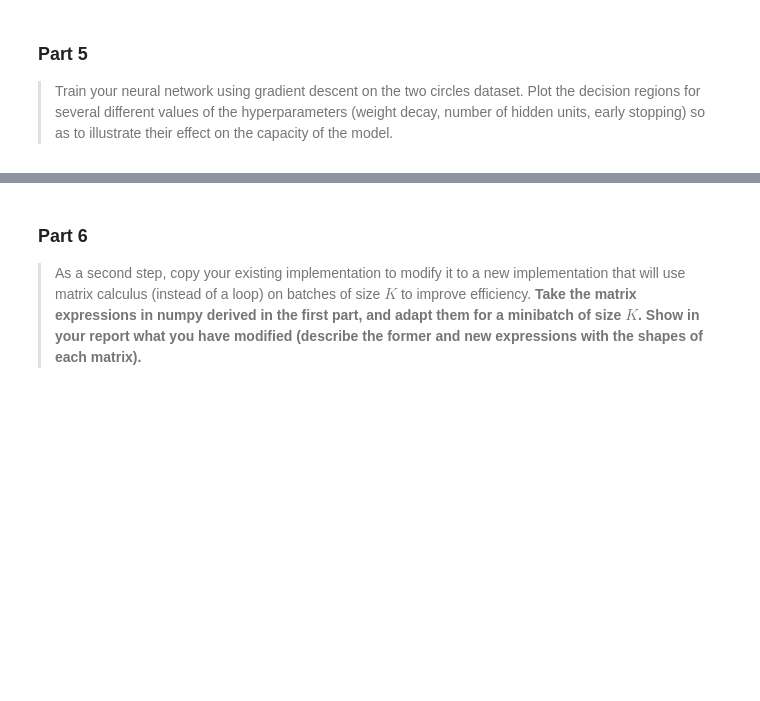
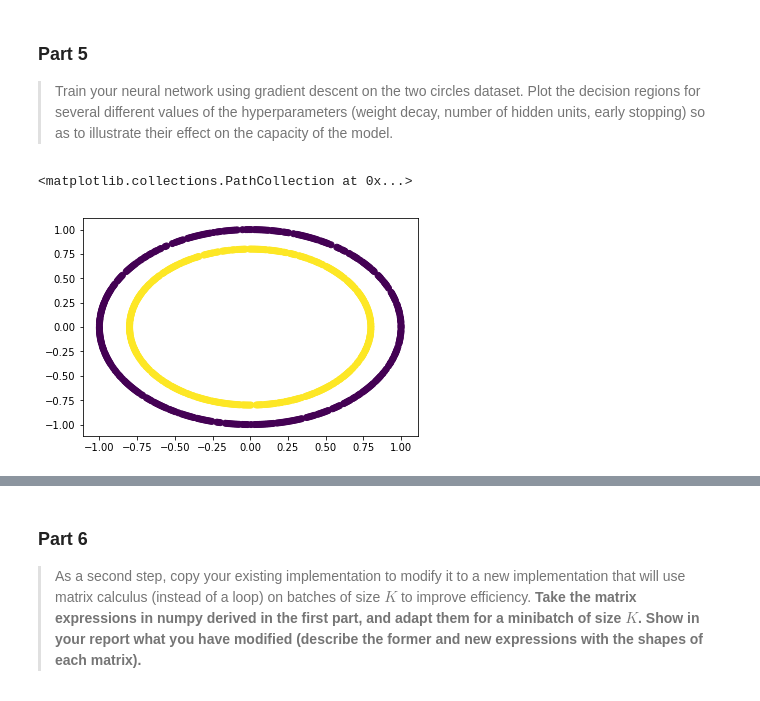
Before and after one commit to violetguos/ift6390, a Jupyter notebook: Homework 3/3_practical_part.ipynb, the cells around one changed output, grey strips where cells are left out. Drawn from its saved outputs; the diff is of its cells as text; code cells hidden in the pictures; blank space fills up the shorter version.

Commit message:
plot circle data set

```diff
--- a/Homework 3/3_practical_part.ipynb
+++ b/Homework 3/3_practical_part.ipynb
@@ -409,0 +359,9 @@ def train_loop(nn, data, target, K, num_epoch):
+# %%
+# plot the circle training dataset
+
+plotTrainTarget = np.argmax(trainTarget, axis = 1)
+
+plt.scatter(trainData[:,0], trainData[:,1], c=plotTrainTarget)
+# %% [output]
+<matplotlib.collections.PathCollection at 0x...>
+[figure, added]
```
Also changed, not shown: parts of 7 cells of this notebook.
